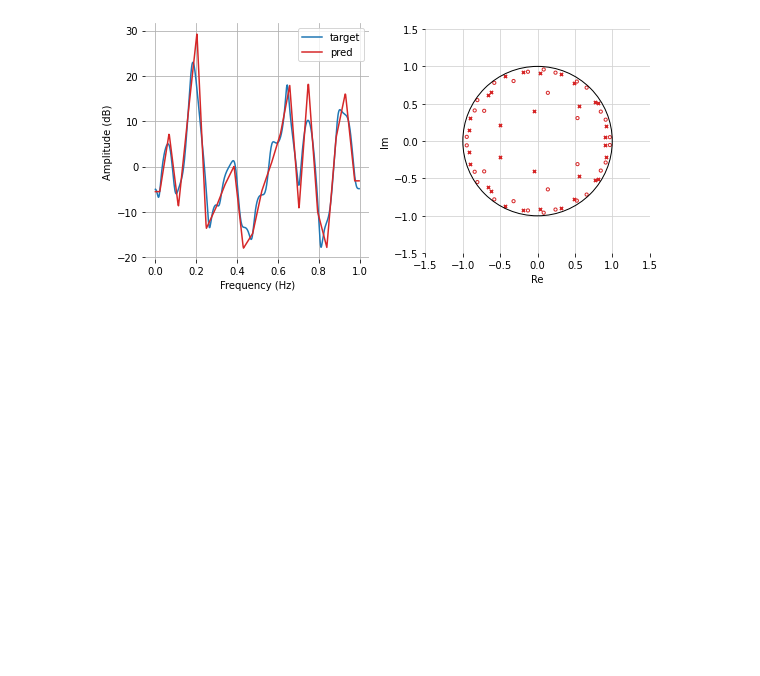
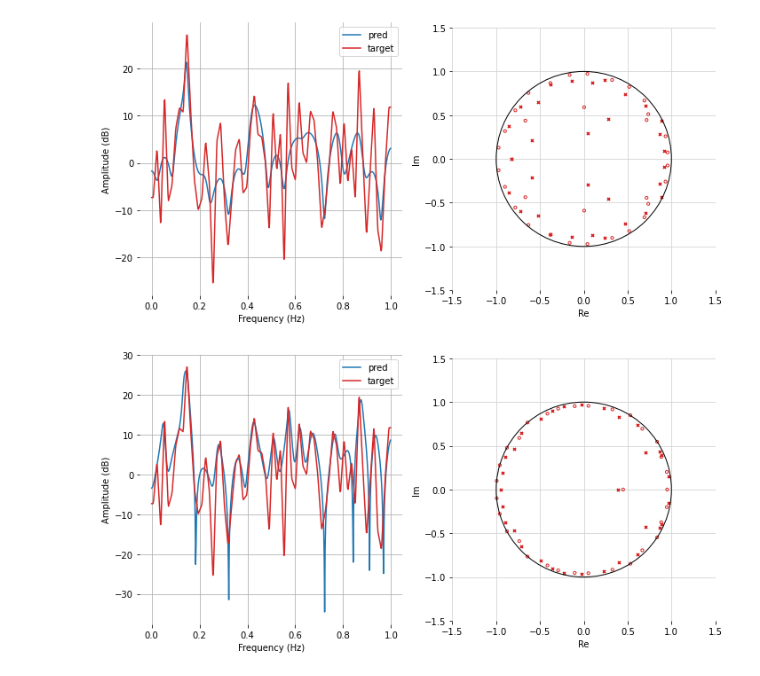
Before and after one commit to csteinmetz1/IIRNet, a Jupyter notebook: demos/demo.ipynb, the cells around one changed output. Drawn from its saved outputs; the diff is of its cells as text; code cells hidden in the pictures; blank space fills up the shorter version.

```diff
--- a/demos/demo.ipynb
+++ b/demos/demo.ipynb
@@ -11,16 +12,17 @@ def plot_response(sos, m):
 
     # interpolate the target for plotting
     m_int = torch.tensor(m).view(1, 1, -1).float()
-    m_int = torch.nn.functional.interpolate(m_int, 512, mode=mode)
+    if m_int.shape[-1] != 512:
+        m_int = torch.nn.functional.interpolate(m_int, 512, mode=mode)
 
     zeros, poles, k = scipy.signal.sos2zpk(sos.squeeze())
 
     mag_idx = 0
     plot_idx = 1
 
-    fix, axs = plt.subplots(nrows=1, ncols=2, figsize=(8, 4))
-    axs[mag_idx].plot(w, 20 * np.log10(np.abs(h)), color="tab:blue", label="target")
-    axs[mag_idx].plot(w, m_int.squeeze().numpy(), color="tab:red", label="pred")
+    fix, axs = plt.subplots(nrows=1, ncols=2, figsize=(10, 5))
+    axs[mag_idx].plot(w, 20 * np.log10(np.abs(h)), color="tab:blue", label="pred")
+    axs[mag_idx].plot(w, m_int.squeeze().numpy(), color="tab:red", label="target")
     #axs[mag_idx].set_xscale("log")
     # axs[mag_idx].set_ylim([-60, 40])
     axs[mag_idx].grid()
@@ -112,13 +134,24 @@ plot_response(sos, m)
 # %%
 n = 32  # Desired filter order (4, 8, 16, 32, 64)
-x = np.linspace(-1,1,num=512)
-m = 12 * np.random.randn(22)
+x = np.linspace(-1,1,num=32)
+m = 12 * np.random.randn(64)
 mode = "linear"  # interpolation mode for specification
 output = "sos"  # Output type ("sos", or "ba")
 
 # now call the designer with parameters
 sos = designer(n, m, mode=mode, output=output)
 
+# try a design with modified Yule-Walker
+f = np.linspace(0,1,num=len(m))
+m_lin = 10 ** (m/20.0)
+b, a = yulewalk(n, f, m_lin)
+b = np.squeeze(b)
+a = np.squeeze(a)
+yw_sos = scipy.signal.tf2sos(b,a)
+yw_sos = torch.tensor(yw_sos)
+
 plot_response(sos, m)
+plot_response(yw_sos, m)
 # %% [output]
-[figure, old version]
+[figure, new version]
+[figure, added]
```
Also changed, not shown: parts of 6 cells of this notebook, 6 other files.
